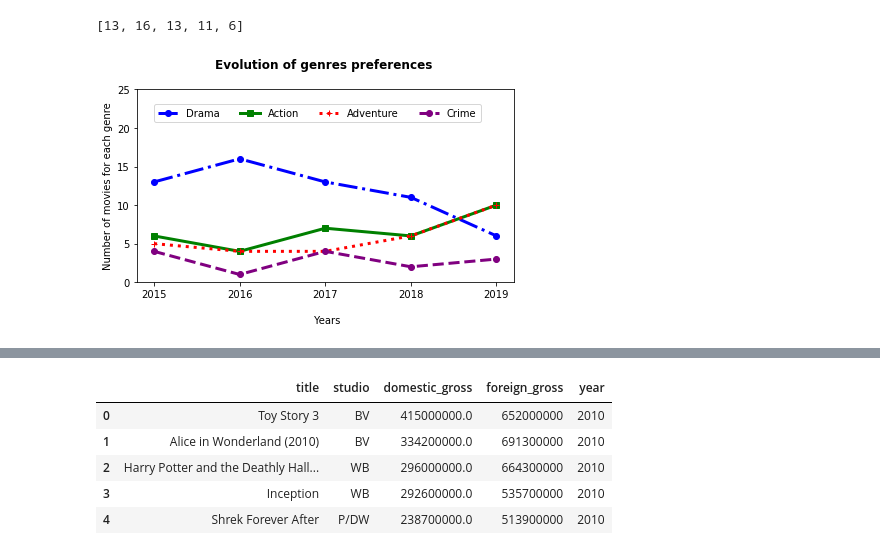
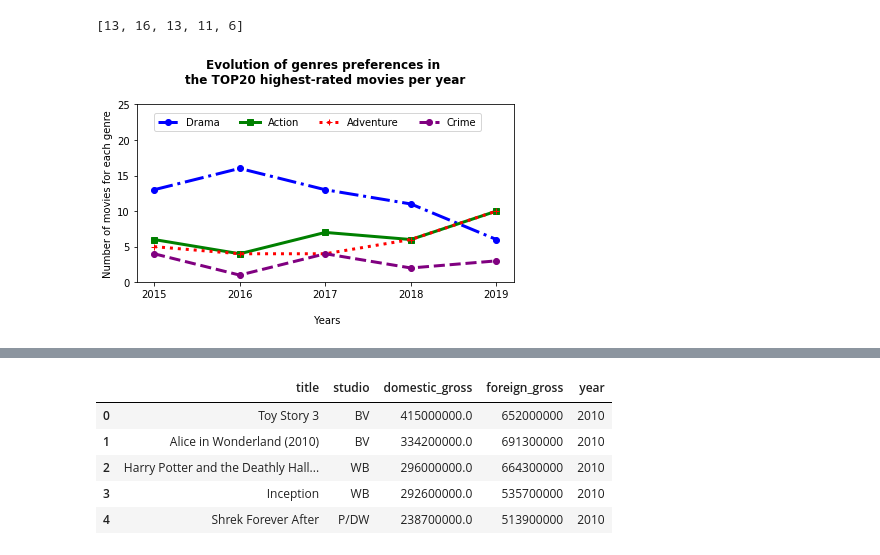
Before and after one commit to arecai/ari_first_attem, a Jupyter notebook: dsc-phase1-project-template.ipynb, the cells around one changed output, grey strips where cells are left out. Saved outputs shown, nothing was run; the diff lists cells and outputs as text; code cells hidden in the pictures.

```diff
--- a/dsc-phase1-project-template.ipynb
+++ b/dsc-phase1-project-template.ipynb
@@ -701,14 +774,14 @@ crime_list = [counts_dict_2015.get('Crime'), counts_dict_2016.get('Crime'), coun
 # %%
 fig, ax = plt.subplots()
 ax.plot(('2015','2016','2017','2018','2019'), drama_list , color="blue", lw=3, ls='-.', marker='o')
 ax.plot(('2015','2016','2017','2018','2019'), action_list , color="green", lw=3, ls='-', marker='s')
 ax.plot(('2015','2016','2017','2018','2019'), adventure_list , color="red", lw=3, ls=':', marker='+')
 ax.plot(('2015','2016','2017','2018','2019'), crime_list , color="purple", lw=3, ls='--', marker='o')
-ax.set_title('Evolution of genres preferences \n', fontweight="bold")
+ax.set_title('Evolution of genres preferences in \nthe TOP20 highest-rated movies per year\n', fontweight="bold")
 ax.set_ylabel('Number of movies for each genre')
 ax.set_xlabel('\n Years')
 ax.set_ylim([0, 25]);
-fig.legend(ncol = 4, labels=["Drama", "Action", "Adventure", "Crime"], bbox_to_anchor=(0.91,0.82))
+fig.legend(ncol = 4, labels=["Drama", "Action", "Adventure", "Crime"], bbox_to_anchor=(0.91,0.79))
 fig.tight_layout();
 # %% [output]
-[figure, old version]
+[figure, new version]
```
Also changed, not shown: parts of 88 cells of this notebook.
